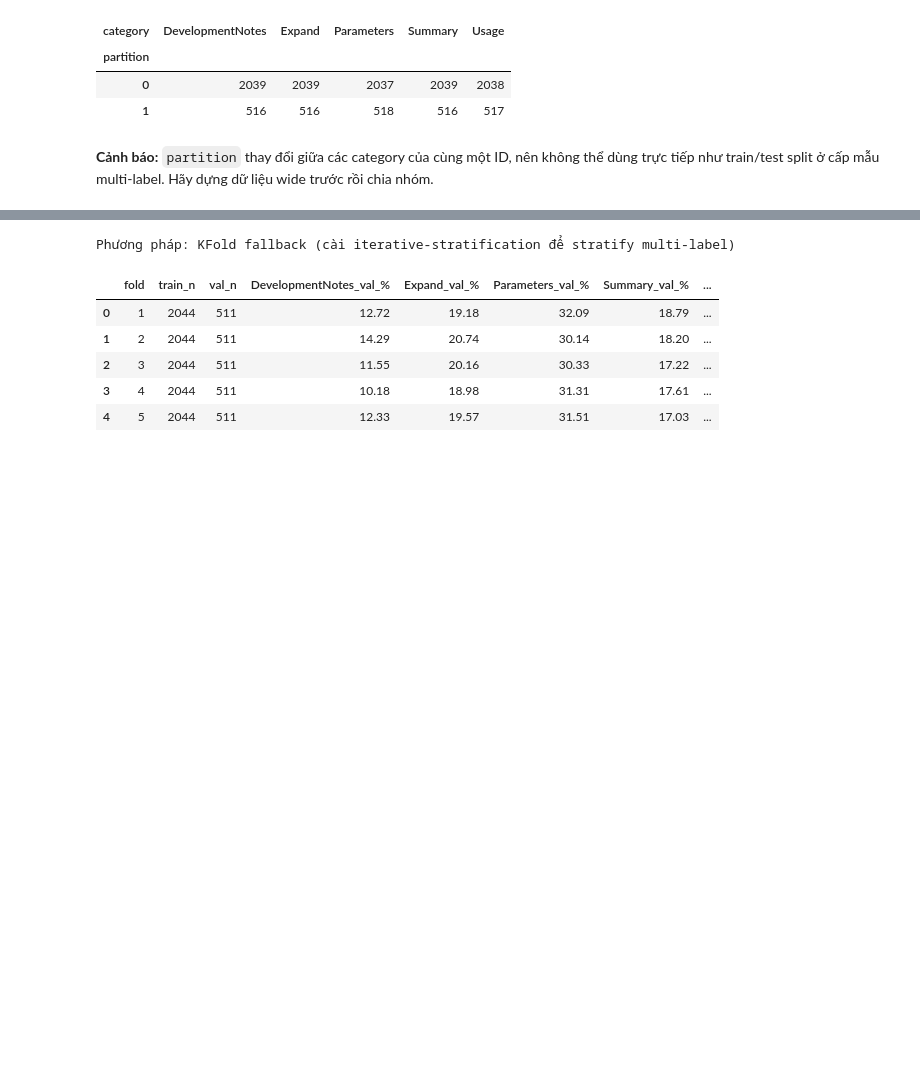
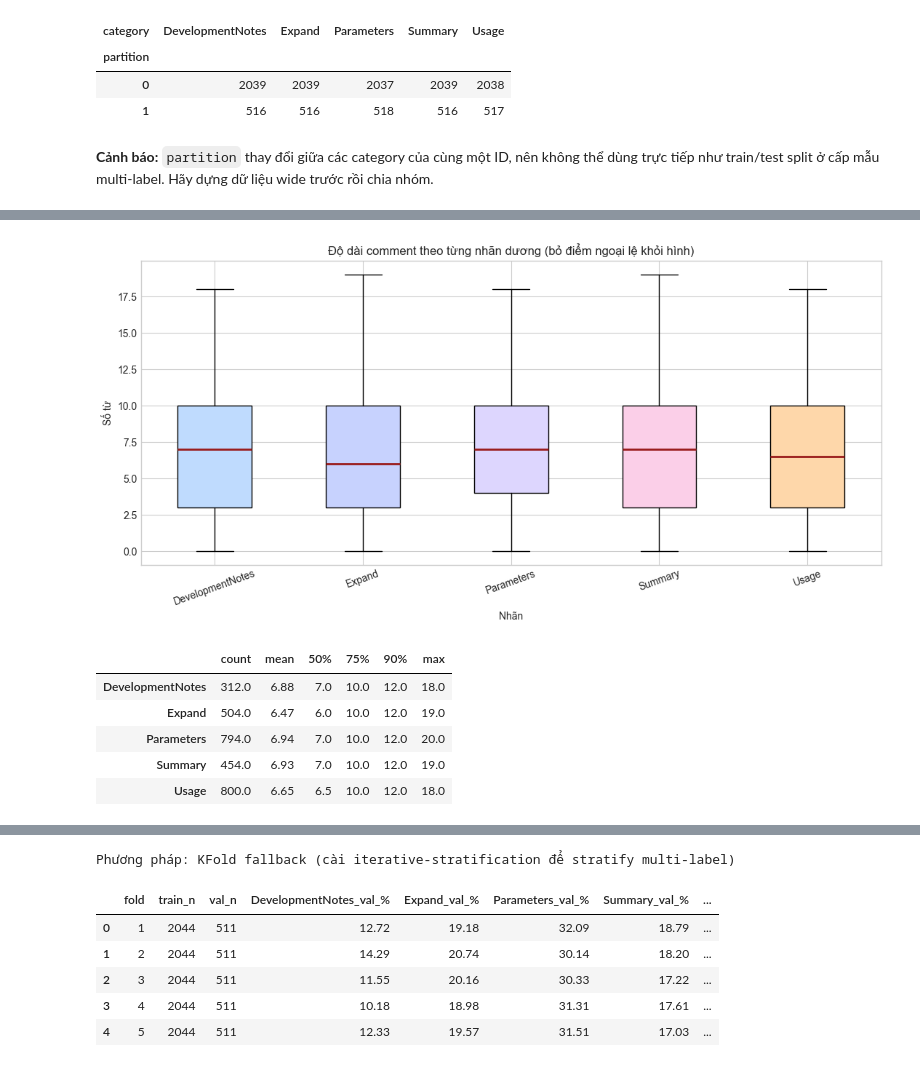
Before and after one commit to binhbinh22/Master-Seminar-2, a Jupyter notebook: EDA_python_code_comment_classification.ipynb, the cells around one changed output, grey strips where cells are left out. Saved outputs shown, nothing was run; the diff lists cells and outputs as text; code cells hidden in the pictures; blank space fills up the shorter version.

```diff
--- a/EDA_python_code_comment_classification.ipynb
+++ b/EDA_python_code_comment_classification.ipynb
@@ -389 +444,41 @@ Số nhóm text trùng: 112
+# %%
+# VISUAL_EDA_DASHBOARD — độ dài comment theo nhãn dương
+length_by_label = [
+    text_df.loc[y[label].to_numpy().astype(bool), 'word_len'].to_numpy()
+    for label in label_cols
+]
+
+fig, ax = plt.subplots(figsize=(11, 5.5))
+box = ax.boxplot(
+    length_by_label,
+    tick_labels=label_cols,
+    showfliers=False,
+    patch_artist=True,
+    medianprops={'color': '#991b1b', 'linewidth': 2},
+)
+colors = ['#bfdbfe', '#c7d2fe', '#ddd6fe', '#fbcfe8', '#fed7aa']
+for patch, color in zip(box['boxes'], colors):
+    patch.set_facecolor(color)
+ax.set(
+    title='Độ dài comment theo từng nhãn dương (bỏ điểm ngoại lệ khỏi hình)',
+    xlabel='Nhãn',
+    ylabel='Số từ',
+)
+ax.tick_params(axis='x', rotation=20)
+plt.tight_layout()
+plt.show()
+
+length_summary = pd.DataFrame({
+    label: pd.Series(values).describe(percentiles=[.5, .75, .9])
+    for label, values in zip(label_cols, length_by_label)
+}).T[['count', 'mean', '50%', '75%', '90%', 'max']].round(2)
+display(length_summary)
+# %% [output]
+[figure, added]
+|  | count | mean | 50% | 75% | 90% | max |
+| DevelopmentNotes | 312.0 | 6.88 | 7.0 | 10.0 | 12.0 | 18.0 |
+| Expand | 504.0 | 6.47 | 6.0 | 10.0 | 12.0 | 19.0 |
+| Parameters | 794.0 | 6.94 | 7.0 | 10.0 | 12.0 | 20.0 |
+| Summary | 454.0 | 6.93 | 7.0 | 10.0 | 12.0 | 19.0 |
+| Usage | 800.0 | 6.65 | 6.5 | 10.0 | 12.0 | 18.0 |
 # %% [markdown]
```
Also changed, not shown: parts of 7 cells of this notebook.
